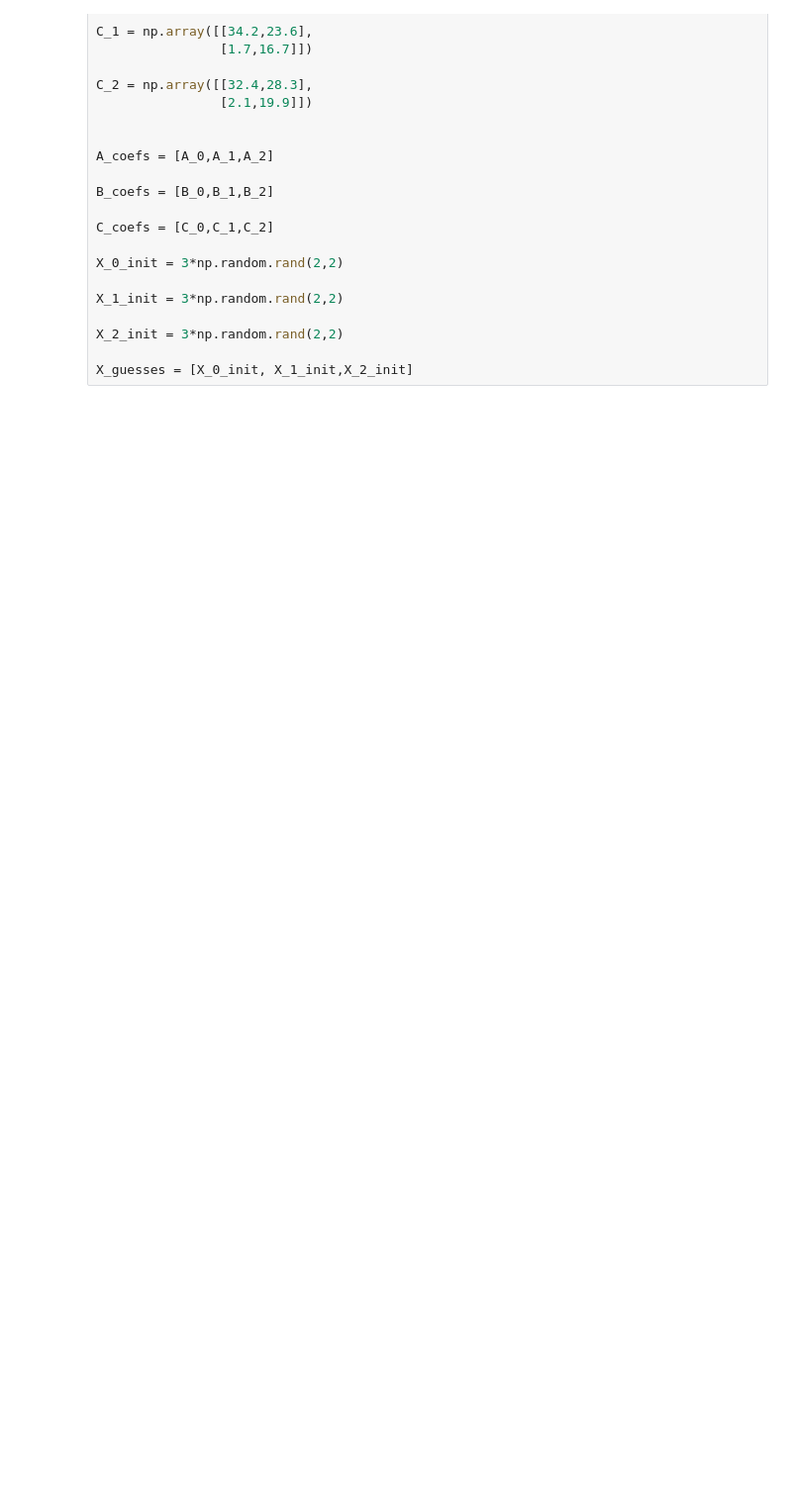
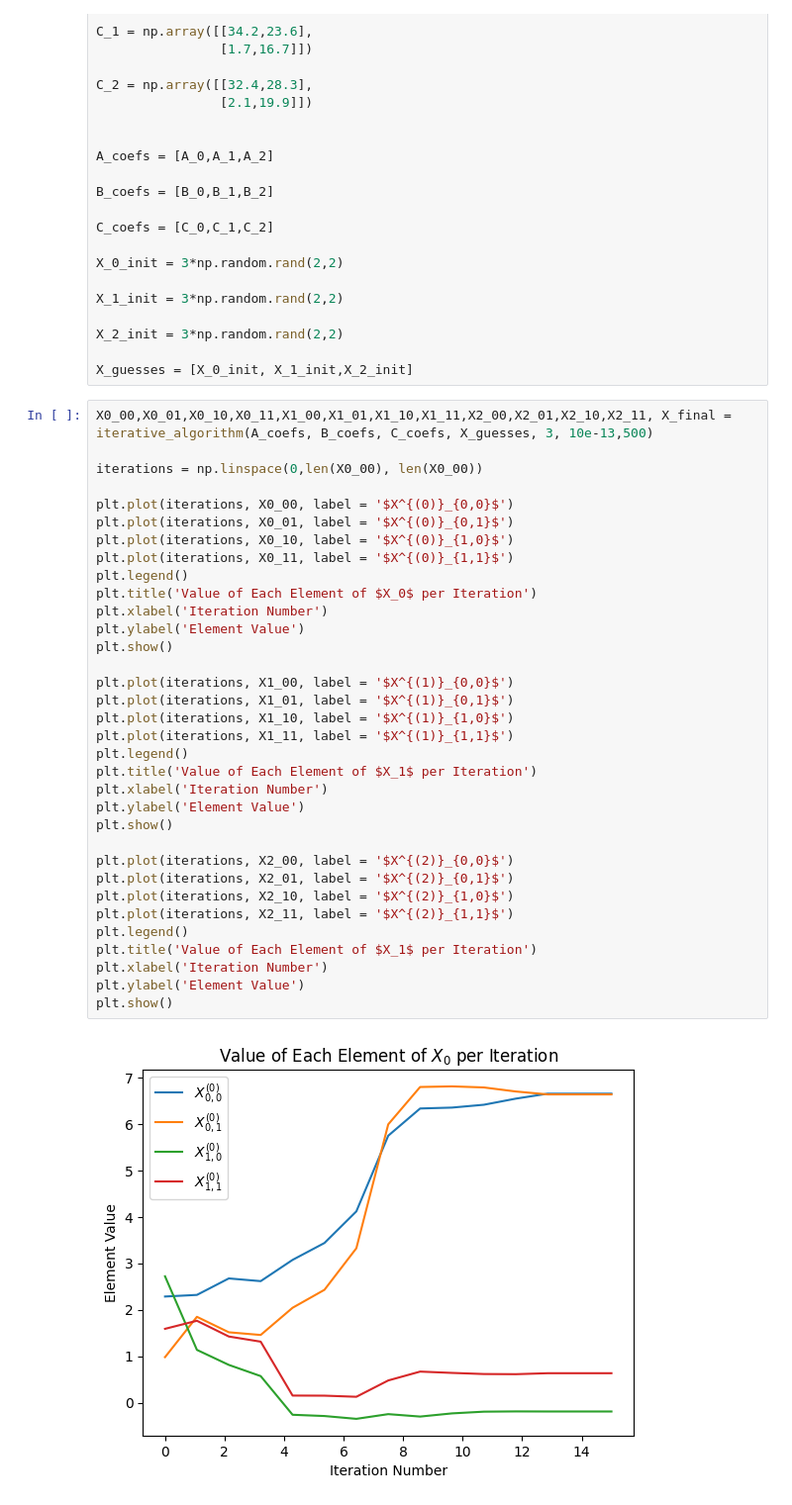
Before and after one commit to alexbenanti/Finite-Iterative-Solution-to-Periodic-Sylvester-Matrix-Equations, a Jupyter notebook: PSME_examples.ipynb, the cells around one changed output. Shown at 99% size. Cells and saved outputs as stored; diff of their text form; blank space fills up the shorter version.

```diff
--- a/PSME_examples.ipynb
+++ b/PSME_examples.ipynb
@@ -193,3 +194,39 @@ X_1_init = 3*np.random.rand(2,2)
 X_2_init = 3*np.random.rand(2,2)
 
 X_guesses = [X_0_init, X_1_init,X_2_init]
+# %%
+X0_00,X0_01,X0_10,X0_11,X1_00,X1_01,X1_10,X1_11,X2_00,X2_01,X2_10,X2_11, X_final = iterative_algorithm(A_coefs, B_coefs, C_coefs, X_guesses, 3, 10e-13,500)
+
+iterations = np.linspace(0,len(X0_00), len(X0_00))
+
+plt.plot(iterations, X0_00, label = '$X^{(0)}_{0,0}$')
+plt.plot(iterations, X0_01, label = '$X^{(0)}_{0,1}$')
+plt.plot(iterations, X0_10, label = '$X^{(0)}_{1,0}$')
+plt.plot(iterations, X0_11, label = '$X^{(0)}_{1,1}$')
+plt.legend()
+plt.title('Value of Each Element of $X_0$ per Iteration')
+plt.xlabel('Iteration Number')
+plt.ylabel('Element Value')
+plt.show()
+
+plt.plot(iterations, X1_00, label = '$X^{(1)}_{0,0}$')
+plt.plot(iterations, X1_01, label = '$X^{(1)}_{0,1}$')
+plt.plot(iterations, X1_10, label = '$X^{(1)}_{1,0}$')
+plt.plot(iterations, X1_11, label = '$X^{(1)}_{1,1}$')
+plt.legend()
+plt.title('Value of Each Element of $X_1$ per Iteration')
+plt.xlabel('Iteration Number')
+plt.ylabel('Element Value')
+plt.show()
+
+plt.plot(iterations, X2_00, label = '$X^{(2)}_{0,0}$')
+plt.plot(iterations, X2_01, label = '$X^{(2)}_{0,1}$')
+plt.plot(iterations, X2_10, label = '$X^{(2)}_{1,0}$')
+plt.plot(iterations, X2_11, label = '$X^{(2)}_{1,1}$')
+plt.legend()
+plt.title('Value of Each Element of $X_1$ per Iteration')
+plt.xlabel('Iteration Number')
+plt.ylabel('Element Value')
+plt.show()
+# %% [output]
+[figure, added]
```
Also changed, not shown: parts of 6 cells of this notebook.
